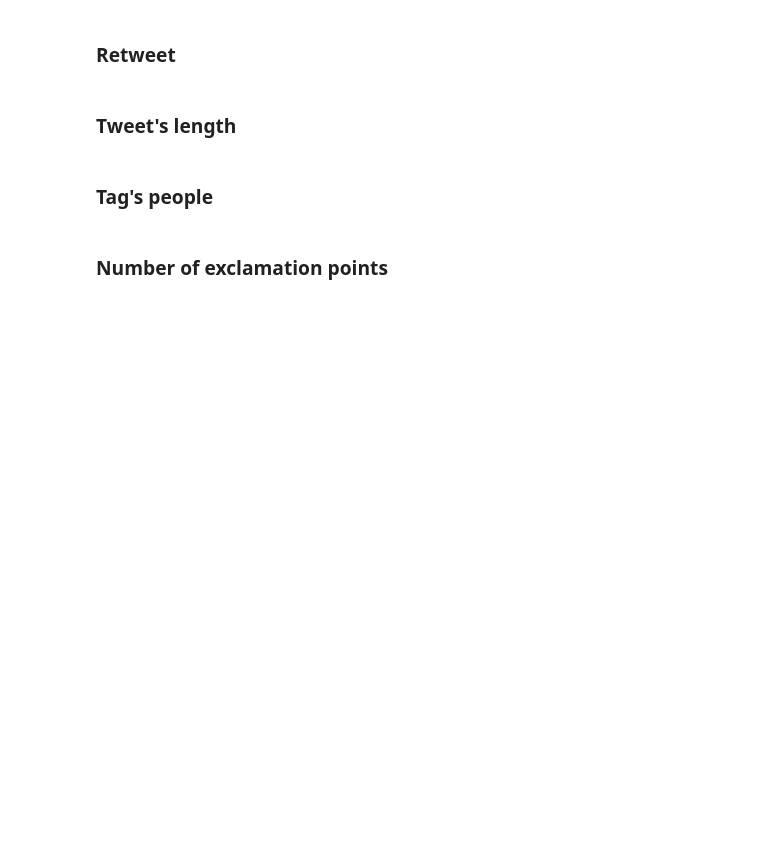
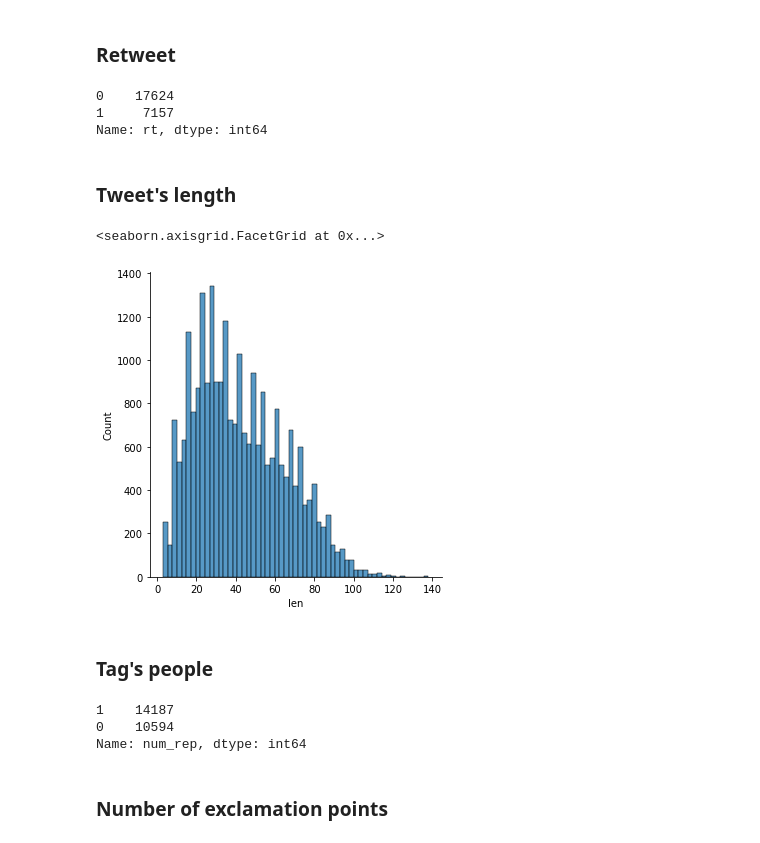
Before and after one commit to MarcoP9/textmining, a Jupyter notebook: 03-Features_extraction.ipynb, the cells around one changed output. Cells and saved outputs as stored; diff of their text form; code cells hidden in the pictures; blank space fills up the shorter version.

```diff
--- a/03-Features_extraction.ipynb
+++ b/03-Features_extraction.ipynb
@@ -53,14 +53,10 @@ nltk.download('vader_lexicon')
 True
 # %%
 if 'processed_data.csv' not in os.listdir('data'):
-    # load dataset
-    df = pd.read_csv("data/labeled_data.csv", sep = ",").drop("Unnamed: 0", axis=1)
-    # apply process_text
-    df["tweet_clean"] = df["tweet"].apply(lambda x : processing(x))
-    df.to_csv('data/processed_data.csv', index = False)
+    print("!!! ERROR !!!\n --- Before this, execute 02-Text_Processing_Representation Notebook ---")
 else:
     df = pd.read_csv("data/processed_data.csv", sep = ",")
-print("Load & preprocessing --- DONE")
+    print("Load & preprocessing --- DONE")
 # %% [output]
 Load & preprocessing --- DONE
 # %%
@@ -119,6 +113,12 @@ def retweet(text):
     return flag
 # %%
 df["rt"] = df["tweet"].apply(lambda x : retweet(x))
+# %%
+df["rt"].value_counts()
+# %% [output]
+0    17624
+1     7157
+Name: rt, dtype: int64
 # %% [markdown]
 ### Tweet's length
 # %%
@@ -126,6 +126,11 @@ def tweet_length(text_clean):
     return len(text_clean)
 # %%
 df["len"] = df["tweet_clean"].apply(lambda x : tweet_length(x))
+# %%
+sns.displot(df, x="len")
+# %% [output]
+<seaborn.axisgrid.FacetGrid at 0x...>
+[figure, added]
 # %% [markdown]
 ### Tag's people
 # %%
@@ -136,6 +141,12 @@ def reply_tweet(text):
         return 0
 # %%
 df["num_rep"] = df["tweet"].apply(lambda x : reply_tweet(x))
+# %%
+df["num_rep"].value_counts()
+# %% [output]
+1    14187
+0    10594
+Name: num_rep, dtype: int64
 # %% [markdown]
 ### Number of exclamation points
 # %%
```
Also changed, not shown: parts of 10 cells of this notebook, 6 other files.
